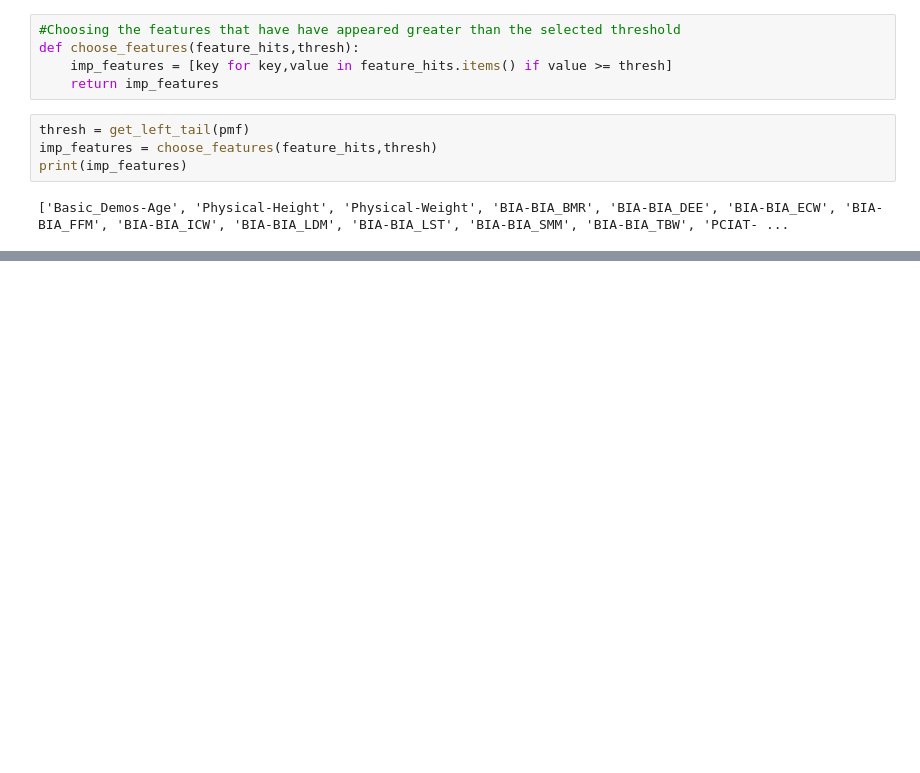
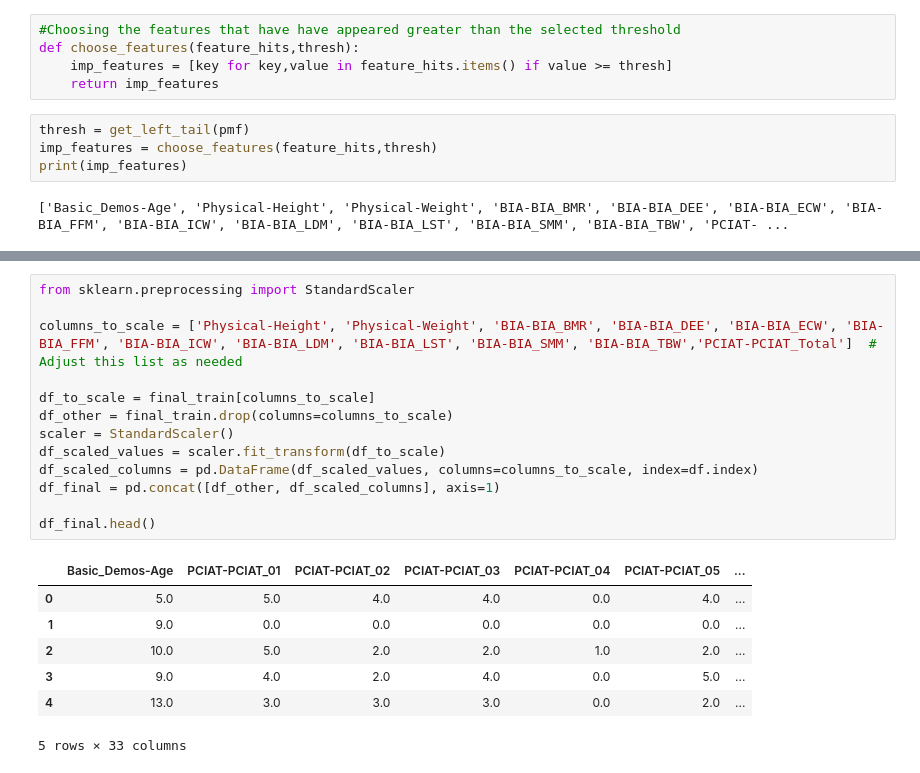
Before and after one commit to serjiusinfanto/Harmful-Internet-Usage-Prediction, a Jupyter notebook: preprocess.ipynb, the cells around one changed output, grey strips where cells are left out. Saved outputs shown, nothing was run; the diff lists cells and outputs as text; blank space fills up the shorter version.

```diff
--- a/preprocess.ipynb
+++ b/preprocess.ipynb
@@ -250,0 +281,21 @@ print(imp_features)
+# %%
+from sklearn.preprocessing import StandardScaler
+
+columns_to_scale = ['Physical-Height', 'Physical-Weight', 'BIA-BIA_BMR', 'BIA-BIA_DEE', 'BIA-BIA_ECW', 'BIA-BIA_FFM', 'BIA-BIA_ICW', 'BIA-BIA_LDM', 'BIA-BIA_LST', 'BIA-BIA_SMM', 'BIA-BIA_TBW','PCIAT-PCIAT_Total']  # Adjust this list as needed
+
+df_to_scale = final_train[columns_to_scale]
+df_other = final_train.drop(columns=columns_to_scale)
+scaler = StandardScaler()
+df_scaled_values = scaler.fit_transform(df_to_scale)
+df_scaled_columns = pd.DataFrame(df_scaled_values, columns=columns_to_scale, index=df.index)
+df_final = pd.concat([df_other, df_scaled_columns], axis=1)
+
+df_final.head()
+# %% [output]
+|  | Basic_Demos-Age | PCIAT-PCIAT_01 | PCIAT-PCIAT_02 | PCIAT-PCIAT_03 | PCIAT-PCIAT_04 | PCIAT-PCIAT_05 | ... |
+| 0 | 5.0 | 5.0 | 4.0 | 4.0 | 0.0 | 4.0 | ... |
+| 1 | 9.0 | 0.0 | 0.0 | 0.0 | 0.0 | 0.0 | ... |
+| 2 | 10.0 | 5.0 | 2.0 | 2.0 | 1.0 | 2.0 | ... |
+| 3 | 9.0 | 4.0 | 2.0 | 4.0 | 0.0 | 5.0 | ... |
+| 4 | 13.0 | 3.0 | 3.0 | 3.0 | 0.0 | 2.0 | ... |
+5 rows × 33 columns
```
Also changed, not shown: parts of 8 cells of this notebook.
